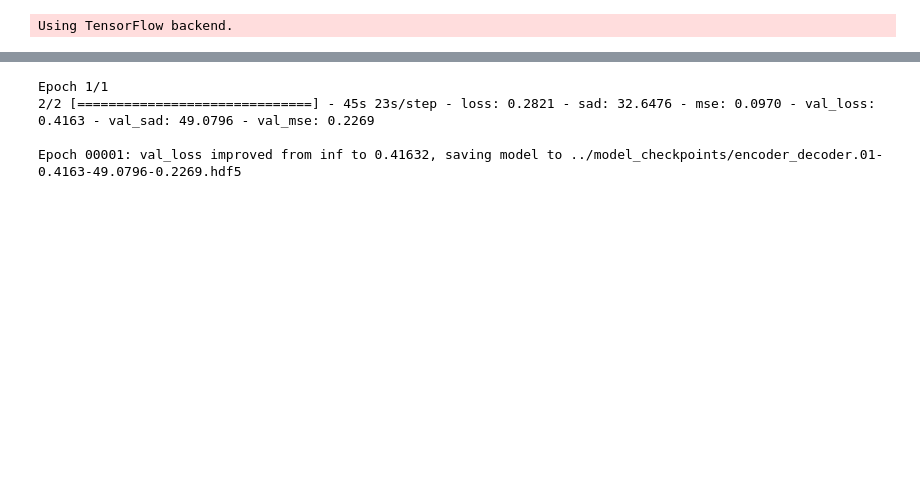
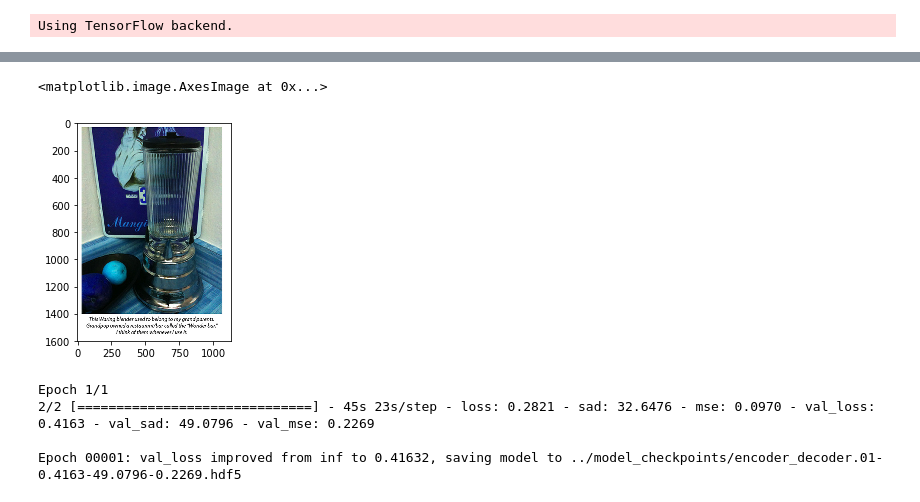
Before and after one commit to thalvadzhi/ImageMattingThesis, a Jupyter notebook: notebooks/Run encode-decoder architecture.ipynb, the cells around one changed output, grey strips where cells are left out. Drawn from its saved outputs; the diff is of its cells as text; code cells hidden in the pictures; blank space fills up the shorter version.

```diff
--- a/notebooks/Run encode-decoder architecture.ipynb
+++ b/notebooks/Run encode-decoder architecture.ipynb
@@ -44,3 +95,8 @@ test_gen = DataGenerator(fg_names_test, bg_names_test, BACKGROUNDS_PER_FG_TEST,
+# %%
+imshow(k[2][0][2])
+# %% [output]
+<matplotlib.image.AxesImage at 0x...>
+[figure, added]
 # %%
 tensor_board = keras.callbacks.TensorBoard(log_dir=PATH_LOGS, histogram_freq=0, write_graph=True, write_images=True)
 model_name = PATH_MODEL_CHECKPOINTS + 'encoder_decoder.{epoch:02d}-val_loss-{val_loss:.4f}-val_sad-{val_sad:.4f}-val_mse-{val_mse:.4f}.hdf5'
```
Also changed, not shown: parts of 14 cells of this notebook, 36 other files.
